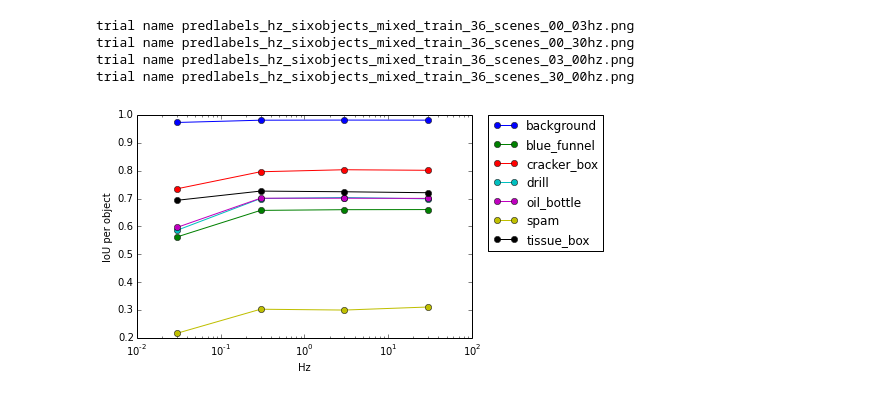
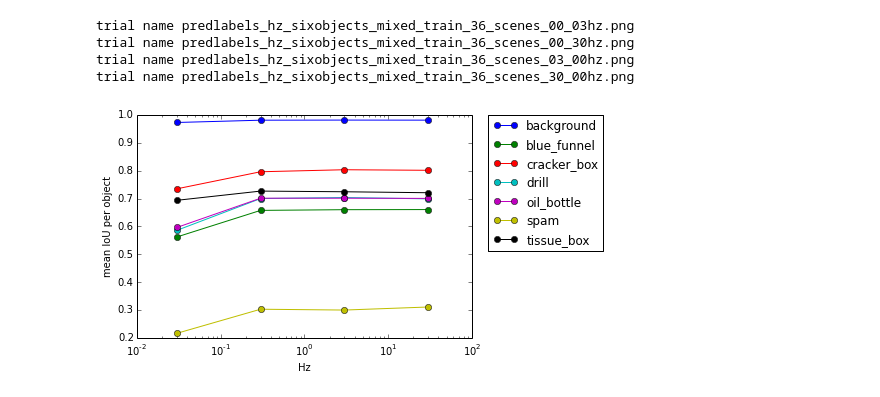
Before and after one commit to RobotLocomotion/spartan, a Jupyter notebook: src/CorlDev/experiments/hz_experiment_figures.ipynb, the cells around one changed output. Saved outputs shown, nothing was run; the diff lists cells and outputs as text; code cells hidden in the pictures.

```diff
--- a/src/CorlDev/experiments/hz_experiment_figures.ipynb
+++ b/src/CorlDev/experiments/hz_experiment_figures.ipynb
@@ -46,11 +46,11 @@ trial name predlabels_hz_sixobjects_mixed_train_36_scenes_30_00hz.png
 # %%
 for object_name, val in sorted(ious_by_label.iteritems()):
     plt.semilogx(x_axis, val, 'o-', label=object_name)
     #plt.errorbar(x_axis, val, std_by_label[object_name])
 
 plt.xlabel("Hz")
-plt.ylabel("IoU per object")
+plt.ylabel("mean IoU per object")
 plt.legend(bbox_to_anchor=(1.05, 1), loc=2, borderaxespad=0.)
 plt.show()
 # %% [output]
-[figure, old version]
+[figure, new version]
```
Also changed, not shown: parts of 2 cells of this notebook, 1 other file.
